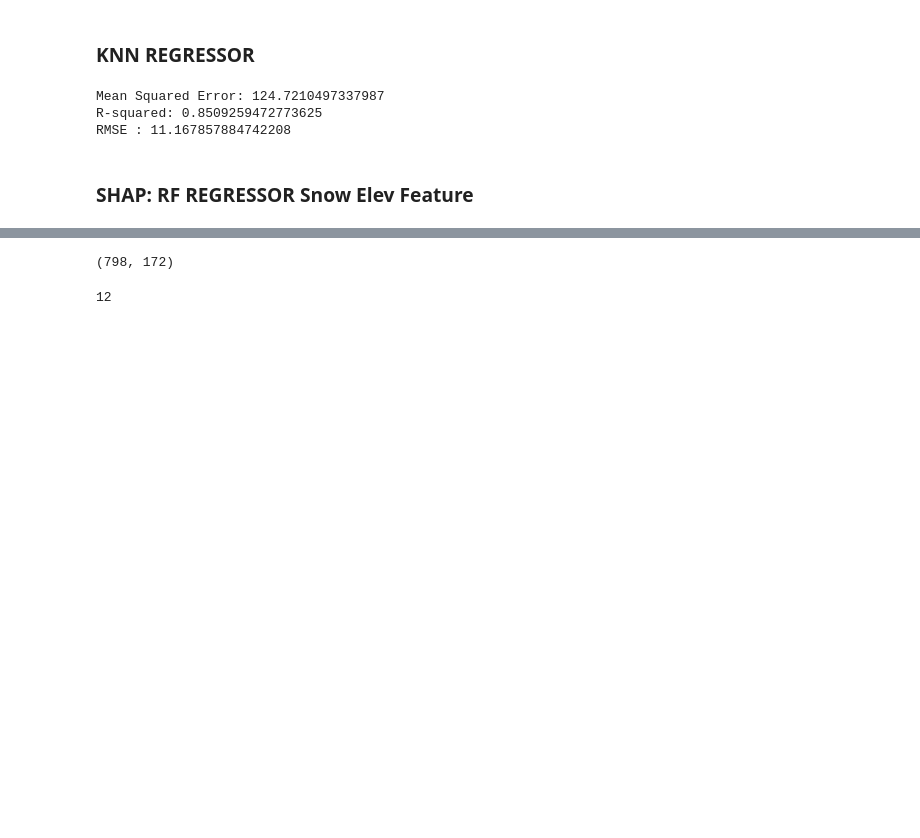
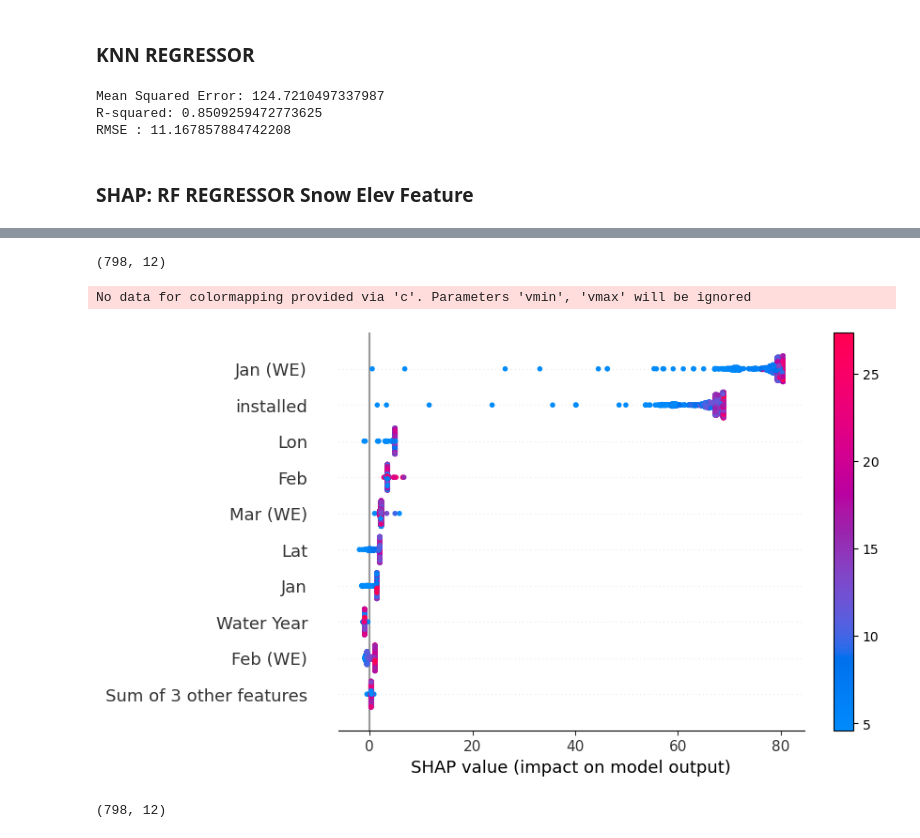
Before and after one commit to aajb99/final_proj_486, a Jupyter notebook: final_mod_rf.ipynb, the cells around one changed output, grey strips where cells are left out. Saved outputs shown, nothing was run; the diff lists cells and outputs as text; code cells hidden in the pictures; blank space fills up the shorter version.

Commit message:
shap edits

```diff
--- a/final_mod_rf.ipynb
+++ b/final_mod_rf.ipynb
@@ -20,7 +20,8 @@ months = ["Jan","Feb","Mar"]
 water["Snow Ratio"] = water[months].sum(axis=1).div(water["Apr"] + .001)
 
 
-water_2 = pd.get_dummies(water, columns=['Site_Name', 'County'])
+# water_2 = pd.get_dummies(water, columns=['Site_Name', 'County'])
+water_2 = water.drop(['Site_Name', 'County'], axis=1)
 
 y = water_2["Apr"] + .001
 y = y.fillna(0.001)
@@ -213,6 +214,6 @@ array([10,  9,  4,  0,  7,  5,  8,  2,  1,  3,  6, 11], dtype=int64)
 sorted_feature_names=[]
 
 for index in sorted_idx:
-    sorted_feature_names.append(water.iloc[:, index].name)
-    print(water.iloc[:, index].name)
+    sorted_feature_names.append(water_2.iloc[:, index].name)
+    print(water_2.iloc[:, index].name)
 # %% [output]
@@ -437,10 +454,4 @@ exp = shap.Explanation(sv, sv.base_values, X, feature_names=sorted_feature_names
 # %%
 exp.shape
 # %% [output]
-(798, 172)
+(798, 12)
-# %%
-selected_feature_names = exp[0].feature_names[:8]
-
-shap.waterfall_plot(selected_feature_names, selected_shap_values[:8])
-# %% [output]
-12
@@ -457,0 +458,11 @@ selected_feature_names = selected_features
+# %%
+shap.plots.beeswarm(exp, show=False, color_bar=False)
+plt.colorbar()
+plt.show()
+# %% [output]
+No data for colormapping provided via 'c'. Parameters 'vmin', 'vmax' will be ignored
+[figure, added]
+# %%
+exp.shape
+# %% [output]
+(798, 12)
```
Also changed, not shown: parts of 15 cells of this notebook.
